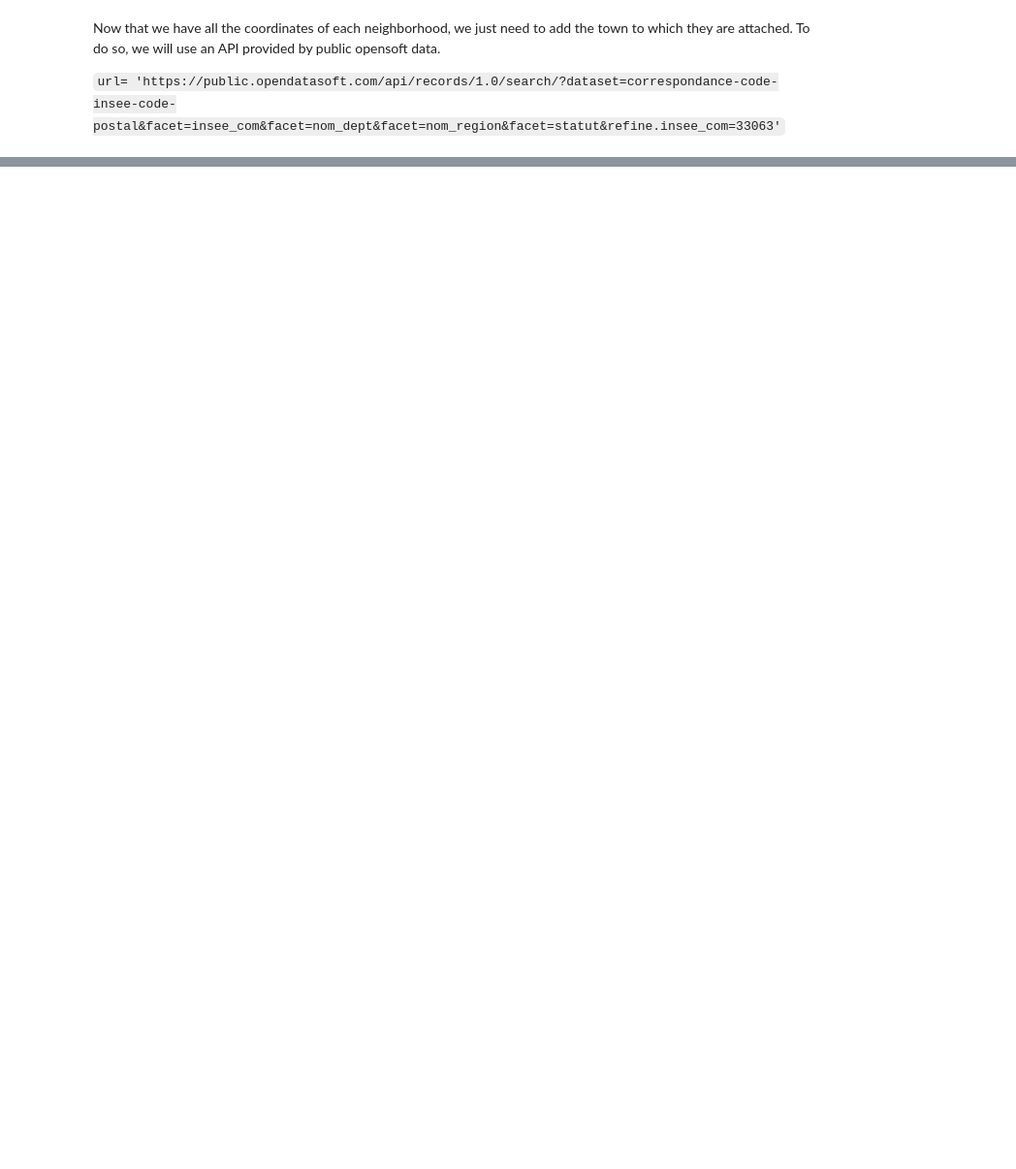
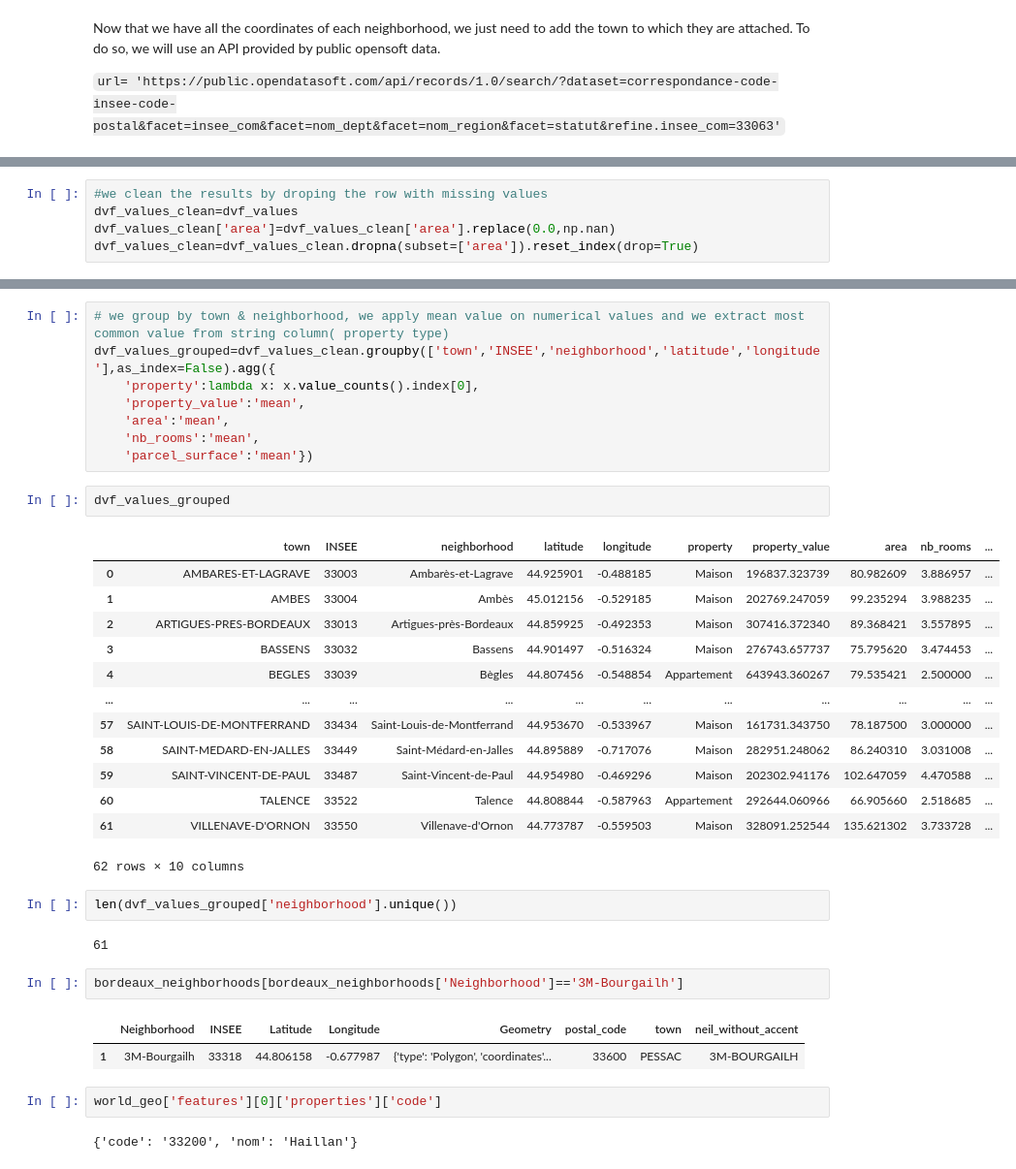
Before and after one commit to PierreBeylard/Coursera_Capstone, a Jupyter notebook: Capstone_project.ipynb, the cells around one changed output, grey strips where cells are left out. Shown at 97% size. Saved outputs shown, nothing was run; the diff lists cells and outputs as text; blank space fills up the shorter version.

```diff
--- a/Capstone_project.ipynb
+++ b/Capstone_project.ipynb
@@ -279,0 +347,5 @@ results['resultats'][0]
+# %%
+#we clean the results by droping the row with missing values
+dvf_values_clean=dvf_values
+dvf_values_clean['area']=dvf_values_clean['area'].replace(0.0,np.nan)
+dvf_values_clean=dvf_values_clean.dropna(subset=['area']).reset_index(drop=True)
@@ -279,0 +356,37 @@ results['resultats'][0]
+# %%
+# we group by town & neighborhood, we apply mean value on numerical values and we extract most common value from string column( property type)
+dvf_values_grouped=dvf_values_clean.groupby(['town','INSEE','neighborhood','latitude','longitude'],as_index=False).agg({
+    'property':lambda x: x.value_counts().index[0],
+    'property_value':'mean',
+    'area':'mean',
+    'nb_rooms':'mean',
+    'parcel_surface':'mean'})
+# %%
+dvf_values_grouped
+# %% [output]
+|  | town | INSEE | neighborhood | latitude | longitude | property | property_value | area | nb_rooms | ... |
+| 0 | AMBARES-ET-LAGRAVE | 33003 | Ambarès-et-Lagrave | 44.925901 | -0.488185 | Maison | 196837.323739 | 80.982609 | 3.886957 | ... |
+| 1 | AMBES | 33004 | Ambès | 45.012156 | -0.529185 | Maison | 202769.247059 | 99.235294 | 3.988235 | ... |
+| 2 | ARTIGUES-PRES-BORDEAUX | 33013 | Artigues-près-Bordeaux | 44.859925 | -0.492353 | Maison | 307416.372340 | 89.368421 | 3.557895 | ... |
+| 3 | BASSENS | 33032 | Bassens | 44.901497 | -0.516324 | Maison | 276743.657737 | 75.795620 | 3.474453 | ... |
+| 4 | BEGLES | 33039 | Bègles | 44.807456 | -0.548854 | Appartement | 643943.360267 | 79.535421 | 2.500000 | ... |
+| ... | ... | ... | ... | ... | ... | ... | ... | ... | ... | ... |
+| 57 | SAINT-LOUIS-DE-MONTFERRAND | 33434 | Saint-Louis-de-Montferrand | 44.953670 | -0.533967 | Maison | 161731.343750 | 78.187500 | 3.000000 | ... |
+| 58 | SAINT-MEDARD-EN-JALLES | 33449 | Saint-Médard-en-Jalles | 44.895889 | -0.717076 | Maison | 282951.248062 | 86.240310 | 3.031008 | ... |
+| 59 | SAINT-VINCENT-DE-PAUL | 33487 | Saint-Vincent-de-Paul | 44.954980 | -0.469296 | Maison | 202302.941176 | 102.647059 | 4.470588 | ... |
+| 60 | TALENCE | 33522 | Talence | 44.808844 | -0.587963 | Appartement | 292644.060966 | 66.905660 | 2.518685 | ... |
+| 61 | VILLENAVE-D'ORNON | 33550 | Villenave-d'Ornon | 44.773787 | -0.559503 | Maison | 328091.252544 | 135.621302 | 3.733728 | ... |
+62 rows × 10 columns
+# %%
+len(dvf_values_grouped['neighborhood'].unique())
+# %% [output]
+61
+# %%
+bordeaux_neighborhoods[bordeaux_neighborhoods['Neighborhood']=='3M-Bourgailh']
+# %% [output]
+|  | Neighborhood | INSEE | Latitude | Longitude | Geometry | postal_code | town | neil_without_accent |
+| 1 | 3M-Bourgailh | 33318 | 44.806158 | -0.677987 | {'type': 'Polygon', 'coordinates'... | 33600 | PESSAC | 3M-BOURGAILH |
+# %%
+world_geo['features'][0]['properties']['code']
+# %% [output]
+{'code': '33200', 'nom': 'Haillan'}
```
Also changed, not shown: parts of 41 cells of this notebook.
